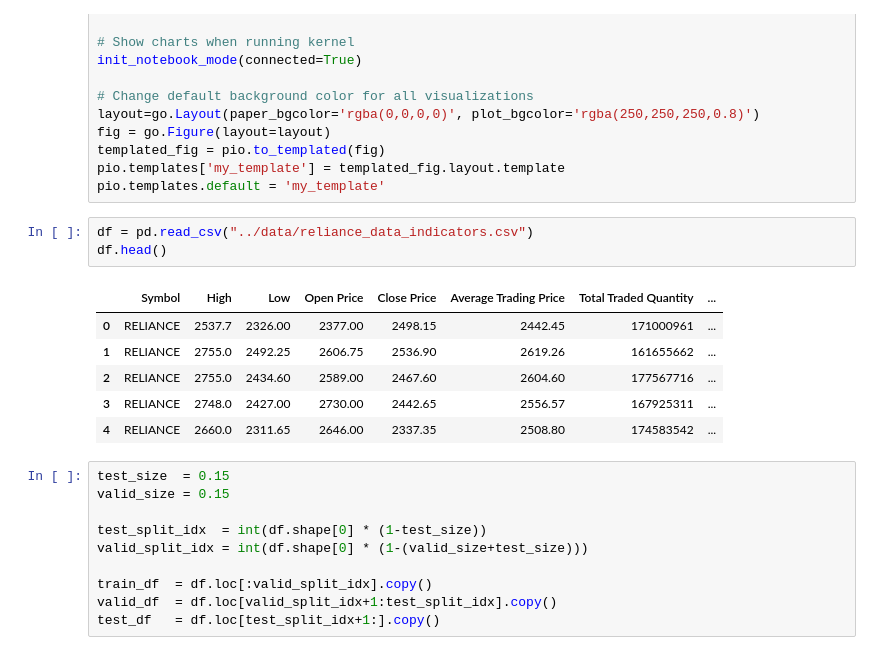
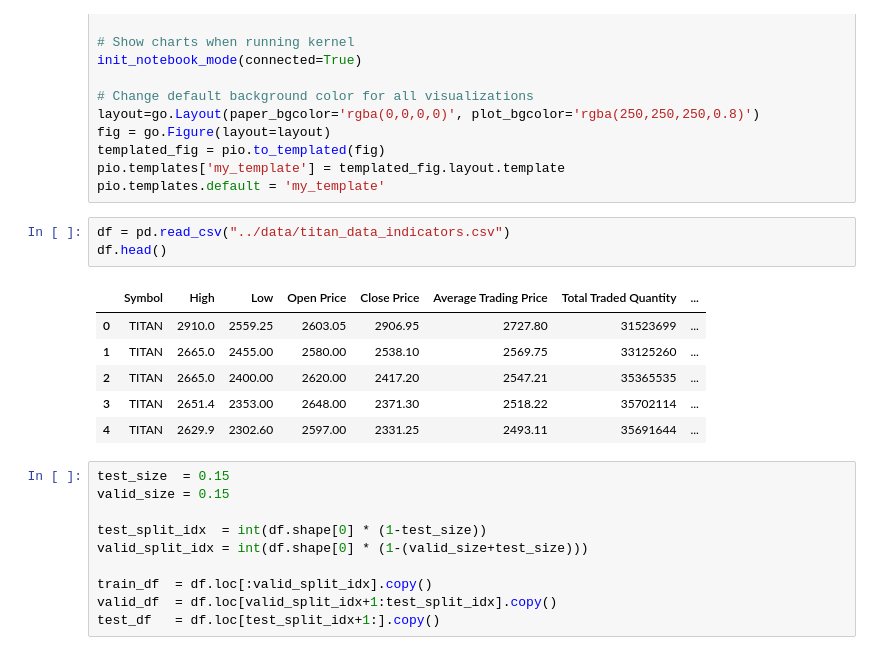
Before and after one commit to viraj-s15/stock-trend-analysis, a Jupyter notebook: notebooks/model.ipynb, the cells around one changed output. Saved outputs shown, nothing was run; the diff lists cells and outputs as text.

```diff
--- a/notebooks/model.ipynb
+++ b/notebooks/model.ipynb
@@ -34,15 +34,15 @@ templated_fig = pio.to_templated(fig)
 pio.templates['my_template'] = templated_fig.layout.template
 pio.templates.default = 'my_template'
 # %%
-df = pd.read_csv("../data/reliance_data_indicators.csv")
+df = pd.read_csv("../data/titan_data_indicators.csv")
 df.head()
 # %% [output]
 |  | Symbol | High | Low | Open Price | Close Price | Average Trading Price | Total Traded Quantity | ... |
-| 0 | RELIANCE | 2537.7 | 2326.00 | 2377.00 | 2498.15 | 2442.45 | 171000961 | ... |
-| 1 | RELIANCE | 2755.0 | 2492.25 | 2606.75 | 2536.90 | 2619.26 | 161655662 | ... |
-| 2 | RELIANCE | 2755.0 | 2434.60 | 2589.00 | 2467.60 | 2604.60 | 177567716 | ... |
-| 3 | RELIANCE | 2748.0 | 2427.00 | 2730.00 | 2442.65 | 2556.57 | 167925311 | ... |
-| 4 | RELIANCE | 2660.0 | 2311.65 | 2646.00 | 2337.35 | 2508.80 | 174583542 | ... |
+| 0 | TITAN | 2910.0 | 2559.25 | 2603.05 | 2906.95 | 2727.80 | 31523699 | ... |
+| 1 | TITAN | 2665.0 | 2455.00 | 2580.00 | 2538.10 | 2569.75 | 33125260 | ... |
+| 2 | TITAN | 2665.0 | 2400.00 | 2620.00 | 2417.20 | 2547.21 | 35365535 | ... |
+| 3 | TITAN | 2651.4 | 2353.00 | 2648.00 | 2371.30 | 2518.22 | 35702114 | ... |
+| 4 | TITAN | 2629.9 | 2302.60 | 2597.00 | 2331.25 | 2493.11 | 35691644 | ... |
 # %%
 test_size  = 0.15
 valid_size = 0.15
```
Also changed, not shown: parts of 6 cells of this notebook, 4 other files.
